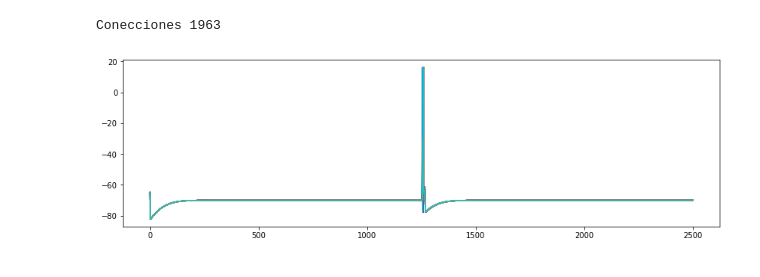
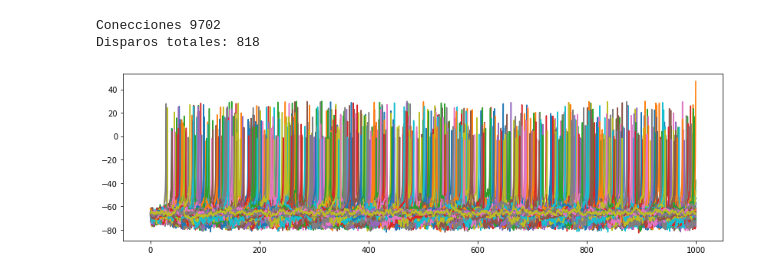
Before and after one commit to fedebrasburg/simple-model-of-spiking-neurons, a Jupyter notebook: Compuesto.ipynb, the cells around one changed output. Saved outputs shown, nothing was run; the diff lists cells and outputs as text; code cells hidden in the pictures.

Commit message:
Con el sistema compuesto

```diff
--- a/Compuesto.ipynb
+++ b/Compuesto.ipynb
@@ -58,38 +86,64 @@ class Sistema:
     def getNeuronas(self): return self.neuronas
 # %%
 import random as r
-a = 0.02
-b = 0.2
-c = -65
-d = 8
+#Exitatorias
+def getExitatoria():
+    uniforme = r.random()**2
+    a = 0.02
+    b = 0.2
+    c = -65 + (15 * uniforme)
+    d = 8 - (6 * uniforme)
+    return a,b,c,d, 0.5, 5
+
+def getInhibitoria():
+    uniforme = r.random()
+    a = 0.02 + 0.08 * uniforme
+    b = 0.25 - 0.05 * uniforme
+    c = -65
+    d = 2
+    return a,b,c,d, -1, 2
+
+nExitatorias = 80
+nInhibitorias = 20
 neuronas = []
-cantNeuronas = 50
-for i in range(cantNeuronas):
-    neuronas.append(Neurona(a,b,c,d,i))
+for i in range(nExitatorias):
+    a ,b ,c , d, factorPeso, factorIntensidad = getExitatoria()
+    neuronas.append(Neurona(a,b,c,d,i,factorPeso,factorIntensidad))
+
+for i in range(nExitatorias + 1,nInhibitorias + nExitatorias):
+    a ,b ,c , d, factorPeso, factorIntensidad = getInhibitoria()
+    neuronas.append(Neurona(a,b,c,d,i,factorPeso,factorIntensidad))
 
 # p de que dos nodos esten conectados
-p = 0.8
+p = 1
 conecciones = 0
 for neurona in neuronas:
     for posibleAdyancente in neuronas:
         if (posibleAdyancente.getId() != neurona.id and r.random() < p):
             neurona.addAdyacente(posibleAdyancente)
             conecciones += 1
 print("Conecciones " + str(conecciones))
 
 sistema = Sistema(neuronas)
 
-n = 5000
+n = 4000
 for i in range(n):
-    sistema.avanzar()
-neuronas[0].spike()
-for i in range(n):
+    sistema.reiniciarI()
+    sistema.prepararAvanzar()
     sistema.avanzar()
 
+disparosTotales = 0
+for neurona in neuronas:
+    disparosTotales += neurona.disparos.count(1)
+
+print("Disparos totales: " + str(disparosTotales))
 plt.subplots(figsize=(14,4))
 for neurona in sistema.getNeuronas():
     plt.plot(neurona.getTime(), neurona.getV())
+# neurona = sistema.getNeuronas()[0]
+# plt.plot(neurona.getTime(), neurona.getV())
 plt.show()
 # %% [output]
-Conecciones 1963
+Conecciones 9702
+Disparos totales: 818
-[figure, old version]
+[figure, new version]
```
Also changed, not shown: parts of 1 cell of this notebook, 2 other files.
